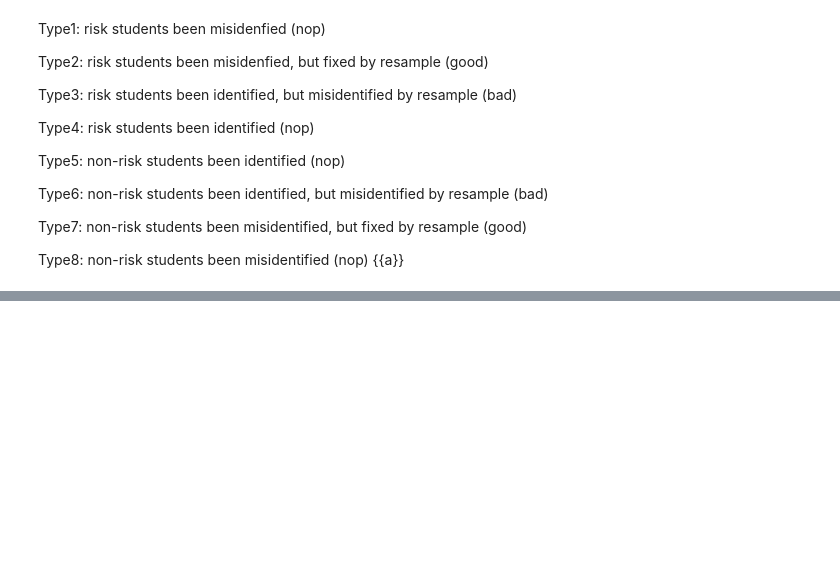
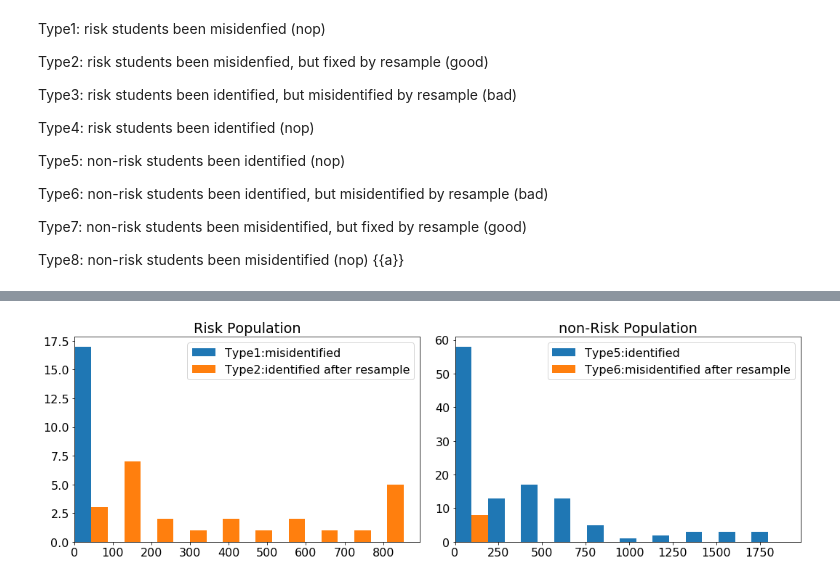
Before and after one commit to owen198/kslab, a Jupyter notebook: ds_comparision/ROC Curve - NCUx_PRE.ipynb, the cells around one changed output, grey strips where cells are left out. Saved outputs shown, nothing was run; the diff lists cells and outputs as text; code cells hidden in the pictures; blank space fills up the shorter version.

```diff
--- a/ds_comparision/ROC Curve - NCUx_PRE.ipynb
+++ b/ds_comparision/ROC Curve - NCUx_PRE.ipynb
@@ -380,0 +381,32 @@ plt.savefig(image_name, dpi=300)
+# %%
+plt.rcParams.update({'font.size': 16})
+
+
+fig, ax = plt.subplots(1, 2, figsize=(15, 5))
+bins=10
+
+ax[0].hist([origin_pd[list(origin_pd)[2]].values,
+            smote_pd[list(smote_pd)[2]].values],
+            label=['Type1:misidentified', 'Type2:identified after resample'],
+            bins=bins,
+            rwidth=10.0)
+
+ax[0].legend()
+ax[0].set_title('Risk Population')
+ax[0].set_xlim(left=0)
+
+ax[1].hist([origin_pd_t5[list(origin_pd_t5)[2]].values,
+            smote_pd_t6[list(smote_pd_t6)[2]].values],
+            label=['Type5:identified', 'Type6:misidentified after resample'],
+            bins=bins,
+            rwidth=10.0)
+
+ax[1].legend()
+ax[1].set_title('non-Risk Population')
+ax[1].set_xlim(left=0)
+
+plt.tight_layout()
+image_name = './images/' + datasets + '_' + list(origin_pd)[2] + '.png'
+plt.savefig(image_name, dpi=300)
+# %% [output]
+[figure, added]
```
Also changed, not shown: parts of 9 cells of this notebook, 7 other files.
